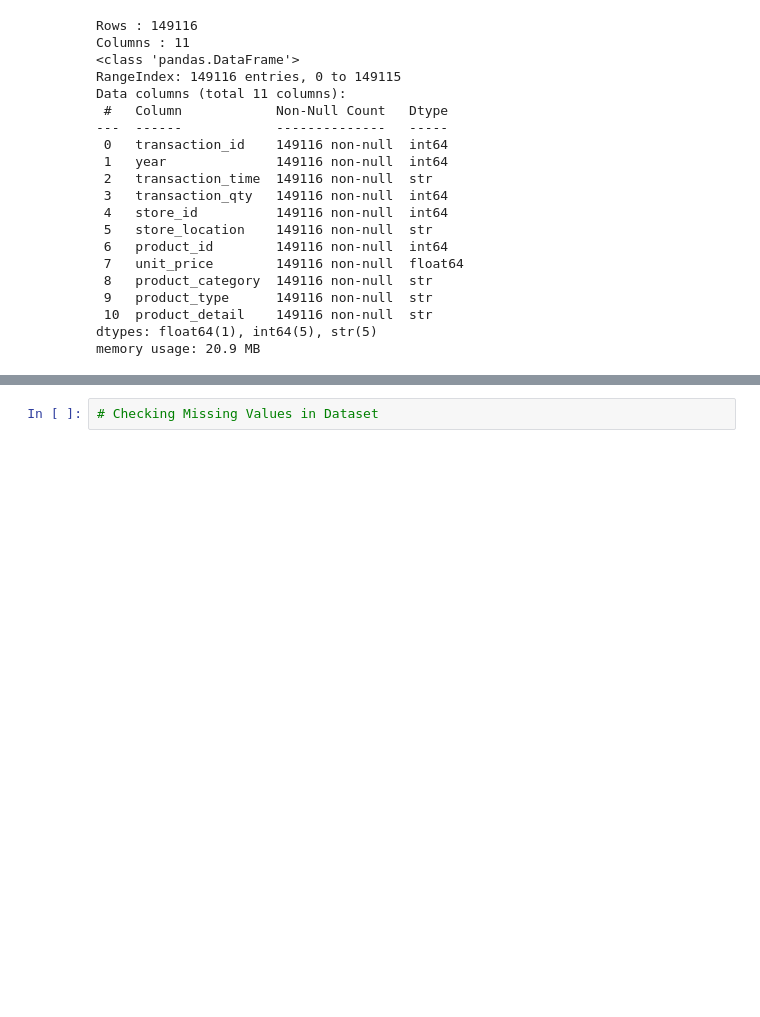
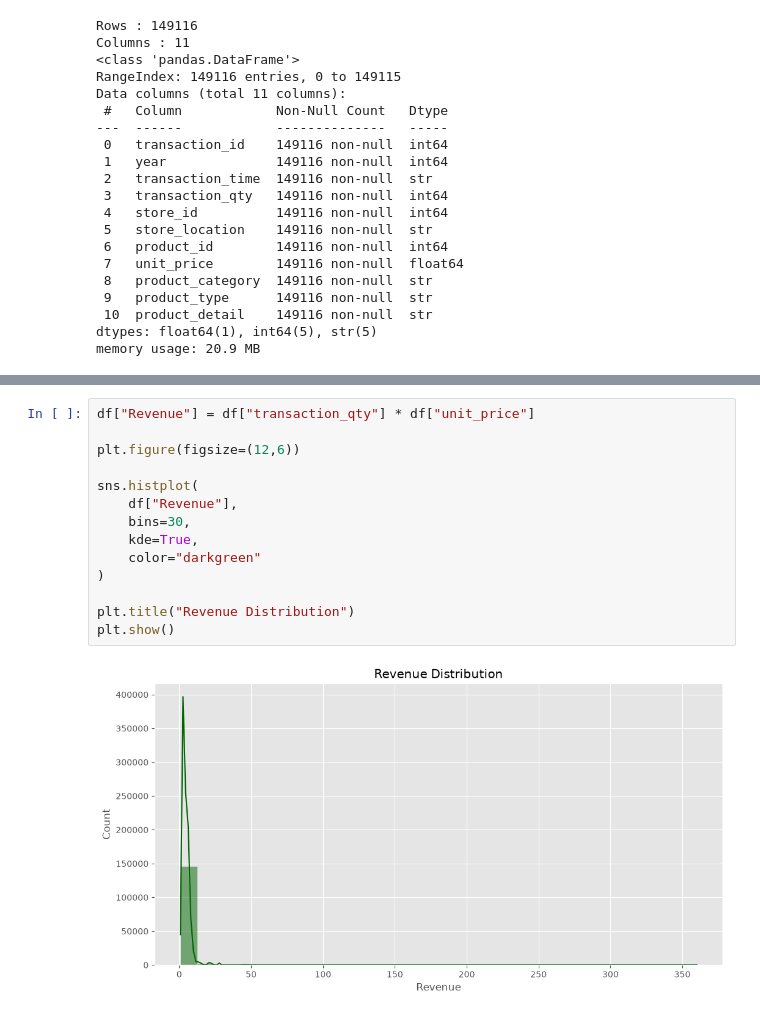
Before and after one commit to Devangdaksh/Product-Optimization-Revenue-Contribution-Analytics-Dashboard-Python-Pandas-Plotly-Streamlit, a Jupyter notebook: notebook/02_EDA.ipynb, the cells around one changed output, grey strips where cells are left out. Saved outputs shown, nothing was run; the diff lists cells and outputs as text; blank space fills up the shorter version.

```diff
--- a/notebook/02_EDA.ipynb
+++ b/notebook/02_EDA.ipynb
@@ -101,2 +105,16 @@ df.describe()
-# %%
-# Checking Missing Values in Dataset
+# %%
+df["Revenue"] = df["transaction_qty"] * df["unit_price"]
+
+plt.figure(figsize=(12,6))
+
+sns.histplot(
+    df["Revenue"],
+    bins=30,
+    kde=True,
+    color="darkgreen"
+)
+
+plt.title("Revenue Distribution")
+plt.show()
+# %% [output]
+[figure, added]
```
Also changed, not shown: parts of 21 cells of this notebook.
